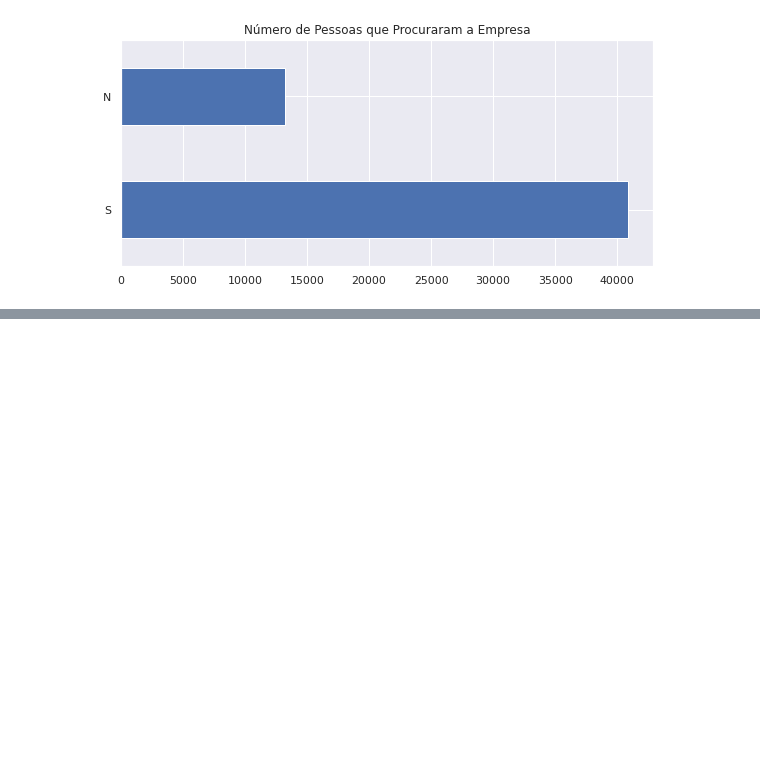
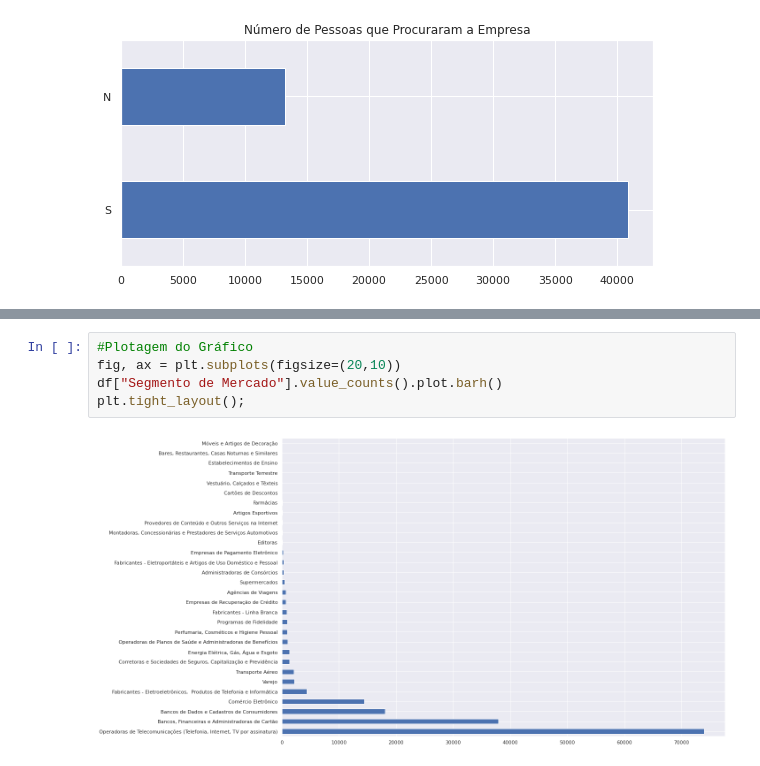
Before and after one commit to DAVIDKSOUSA/DATA-SCIENCE-NA-PR-TICA, a Jupyter notebook: Reclamações_Gov.ipynb, the cells around one changed output, grey strips where cells are left out. Drawn from its saved outputs; the diff is of its cells as text; blank space fills up the shorter version.

```diff
--- a/Reclamações_Gov.ipynb
+++ b/Reclamações_Gov.ipynb
@@ -179,0 +212,7 @@ plt.tight_layout()
+# %%
+#Plotagem do Gráfico
+fig, ax = plt.subplots(figsize=(20,10))
+df["Segmento de Mercado"].value_counts().plot.barh()
+plt.tight_layout();
+# %% [output]
+[figure, added]
```
Also changed, not shown: parts of 27 cells of this notebook.
